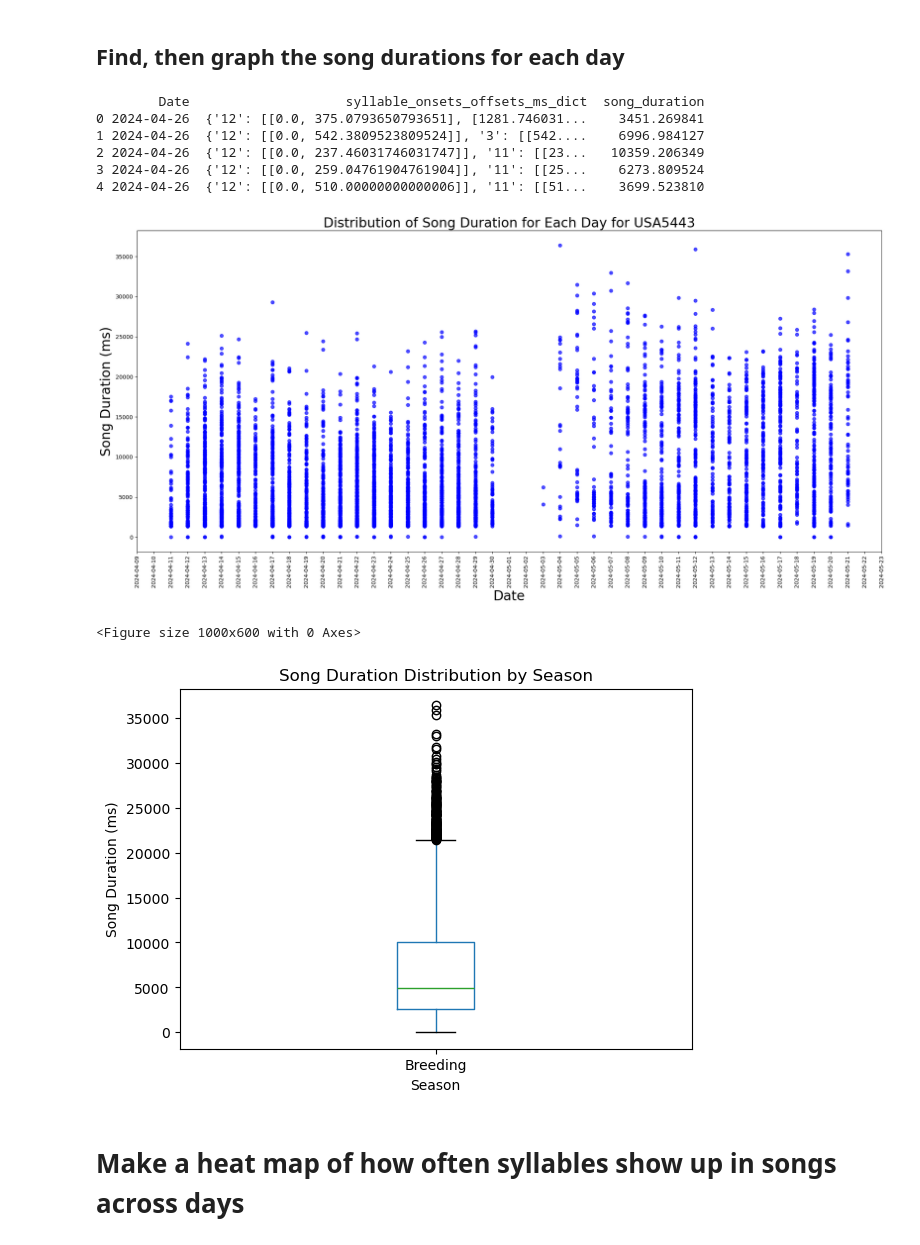
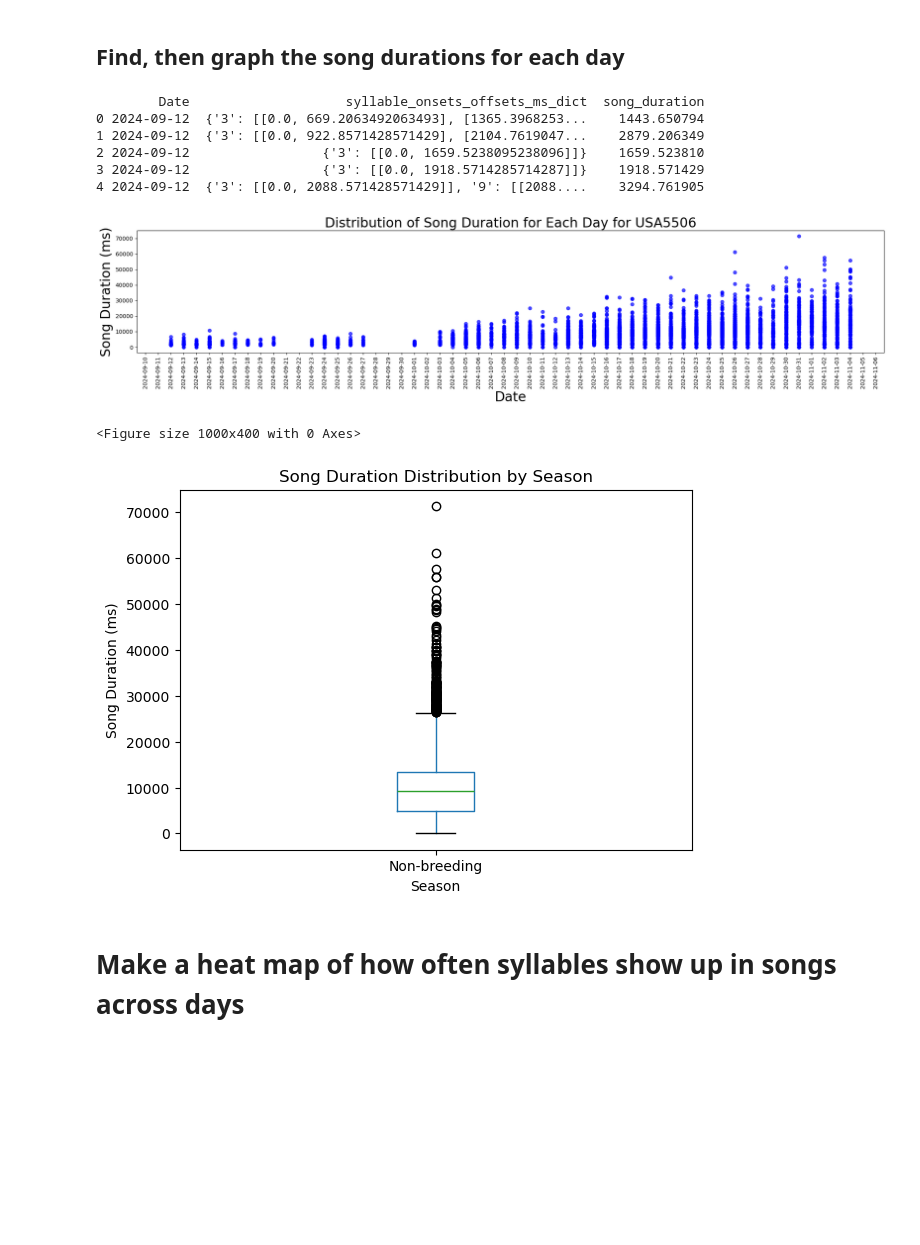
Before and after one commit to hulseyvincentr/syntax_analysis, a Jupyter notebook: notebooks/DECODER_syllable_frequency.ipynb, the cells around one changed output. Drawn from its saved outputs; the diff is of its cells as text; code cells hidden in the pictures; blank space fills up the shorter version.

Commit message:
Changed some graphing

```diff
--- a/notebooks/DECODER_syllable_frequency.ipynb
+++ b/notebooks/DECODER_syllable_frequency.ipynb
@@ -2,10 +2,10 @@
 # This code takes in a .json file from TweetyBERT, then calculates and graphs the song duration across days of recording. Then, It figures out and graphs how often syllables show up across each day of recording.
 # %%
 import re
-recording_file_path_name = '/Users/mirandahulsey-vincent/Documents/allPythonCode/syntax_analysis/data_inputs/Area_X_lesions/USA5443_decoded_database.json'
-path_to_json_file_with_dates = '/Users/mirandahulsey-vincent/Documents/allPythonCode/syntax_analysis/data_inputs/Area_X_lesions/USA5443_creation_data.json'
+recording_file_path_name = '/Users/mirandahulsey-vincent/Documents/allPythonCode/syntax_analysis/data_inputs/DOI_study/USA5506/USA5506_(10_mg_per_kg_DOI)_decoded_database.json'
+path_to_json_file_with_dates = '/Users/mirandahulsey-vincent/Documents/allPythonCode/syntax_analysis/data_inputs/DOI_study/USA5506/DOI_USA5506_treatment_and_recording_dates.json'
 # Use a regular expression to find the pattern 'USA' followed by 4 digits
-match = re.search(r"(USA\d{4})", recording_file_path_name)
+match = re.search(r"(USA\d{4})", path_to_json_file_with_dates)
 if match:
     animal_id = match.group(1)
     print(f"Animal ID: {animal_id}")
@@ -358,7 +279,7 @@ max_date = organized_data_frame['Date'].max()
 all_dates = pd.date_range(start=min_date, end=max_date, freq='D')
 
 # Create scatter plot with all points in blue
-plt.figure(figsize=(20, 10))
+plt.figure(figsize=(20, 5))
 
 # Loop through each date in the range and check if there is data for that date
 for current_date in all_dates:
@@ -393,39 +314,39 @@ breeding_months = [2, 3, 4, 5, 6]      # February to June
 non_breeding_months = [10, 11, 12, 1]  # October to January
 
 # Create a new column 'Season' based on the month of each date
 organized_data_frame['Season'] = organized_data_frame['Date'].dt.month.apply(
     lambda x: 'Breeding' if x in breeding_months else ('Non-breeding' if x in non_breeding_months else 'Other')
 )
 
 # Filter the DataFrame to include only breeding and non-breeding seasons
 filtered_data = organized_data_frame[organized_data_frame['Season'].isin(['Breeding', 'Non-breeding'])]
 
 # Create a box and whisker plot
-plt.figure(figsize=(10, 6))
+plt.figure(figsize=(10, 4))
 filtered_data.boxplot(column='song_duration', by='Season', grid=False)
 plt.title(f'Song Duration Distribution by Season')
 plt.suptitle('')  # Suppress the automatic title
 plt.xlabel('Season')
 plt.ylabel('Song Duration (ms)')
 plt.show()
 
 # Separate the song durations by season
 breeding_durations = filtered_data[filtered_data['Season'] == 'Breeding']['song_duration']
 non_breeding_durations = filtered_data[filtered_data['Season'] == 'Non-breeding']['song_duration']
 
 # # Perform Mann-Whitney U test
 # statistic, p_value = mannwhitneyu(breeding_durations, non_breeding_durations, alternative='two-sided')
 
 # # Output the test results
 # print("Mann-Whitney U Test Statistic:", statistic)
 # print("P-Value:", p_value)
 # %% [output]
         Date                    syllable_onsets_offsets_ms_dict  song_duration
-0 2024-04-26  {'12': [[0.0, 375.0793650793651], [1281.746031...    3451.269841
-1 2024-04-26  {'12': [[0.0, 542.3809523809524]], '3': [[542....    6996.984127
-2 2024-04-26  {'12': [[0.0, 237.46031746031747]], '11': [[23...   10359.206349
-3 2024-04-26  {'12': [[0.0, 259.04761904761904]], '11': [[25...    6273.809524
-4 2024-04-26  {'12': [[0.0, 510.00000000000006]], '11': [[51...    3699.523810
+0 2024-09-12  {'3': [[0.0, 669.2063492063493], [1365.3968253...    1443.650794
+1 2024-09-12  {'3': [[0.0, 922.8571428571429], [2104.7619047...    2879.206349
+2 2024-09-12                 {'3': [[0.0, 1659.5238095238096]]}    1659.523810
+3 2024-09-12                 {'3': [[0.0, 1918.5714285714287]]}    1918.571429
+4 2024-09-12  {'3': [[0.0, 2088.571428571429]], '9': [[2088....    3294.761905
-[figure, old version]
+[figure, new version]
-<Figure size 1000x600 with 0 Axes>
+<Figure size 1000x400 with 0 Axes>
-[figure, old version]
+[figure, new version]
```
Also changed, not shown: parts of 24 cells of this notebook, 1 other file.
